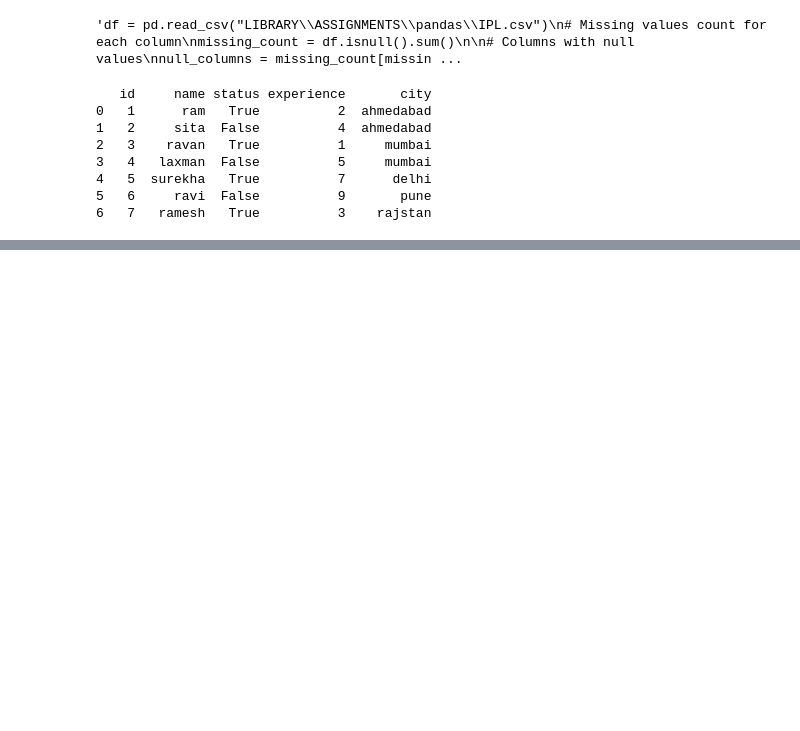
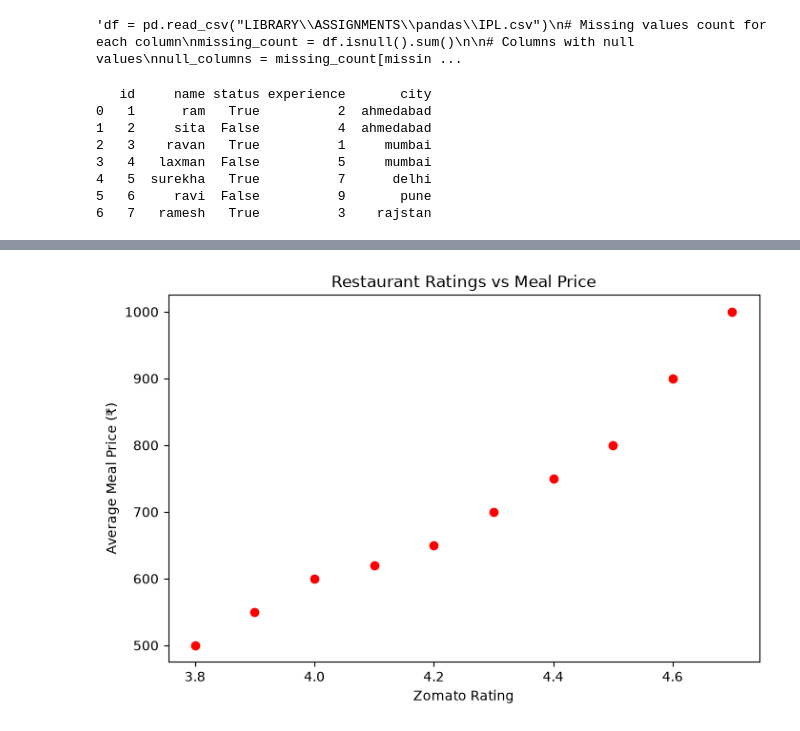
Before and after one commit to meshvap2511/libraries, a Jupyter notebook: tasks.ipynb, the cells around one changed output, grey strips where cells are left out. Saved outputs shown, nothing was run; the diff lists cells and outputs as text; code cells hidden in the pictures; blank space fills up the shorter version.

```diff
--- a/tasks.ipynb
+++ b/tasks.ipynb
@@ -513,0 +662,20 @@ print(df)
+# %%
+restaurants = [
+    "R1","R2","R3","R4","R5",
+    "R6","R7","R8","R9","R10"
+]
+
+ratings = [4.5,4.2,3.8,4.6,4.0,4.3,3.9,4.7,4.1,4.4]
+price = [800,650,500,900,600,700,550,1000,620,750]
+
+plt.figure(figsize=(8,5))
+
+plt.scatter(ratings, price, color='red')
+
+plt.xlabel("Zomato Rating")
+plt.ylabel("Average Meal Price (₹)")
+plt.title("Restaurant Ratings vs Meal Price")
+
+plt.show()
+# %% [output]
+[figure, added]
```
Also changed, not shown: parts of 49 cells of this notebook, 15 other files.
